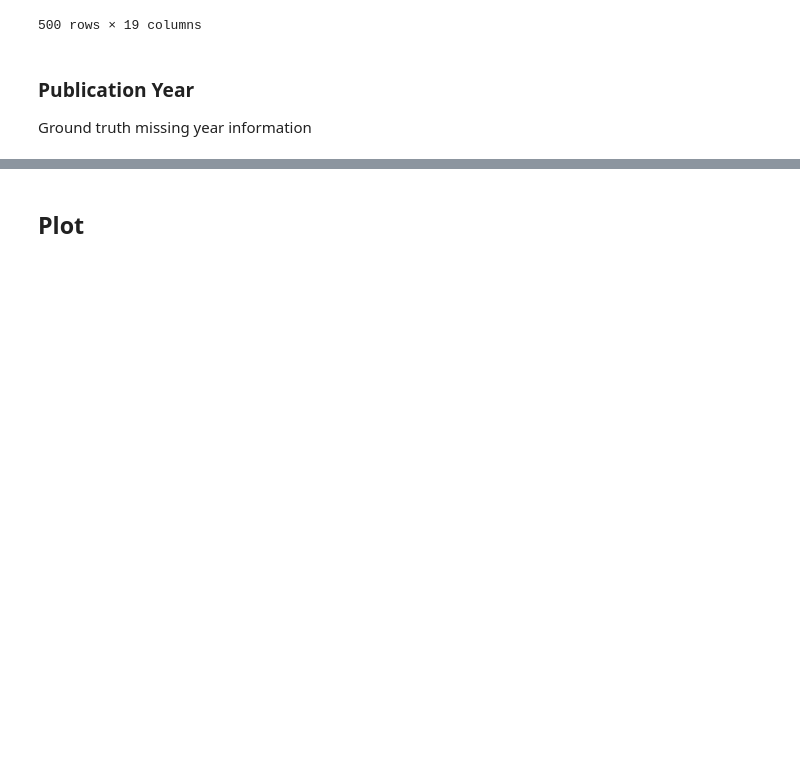
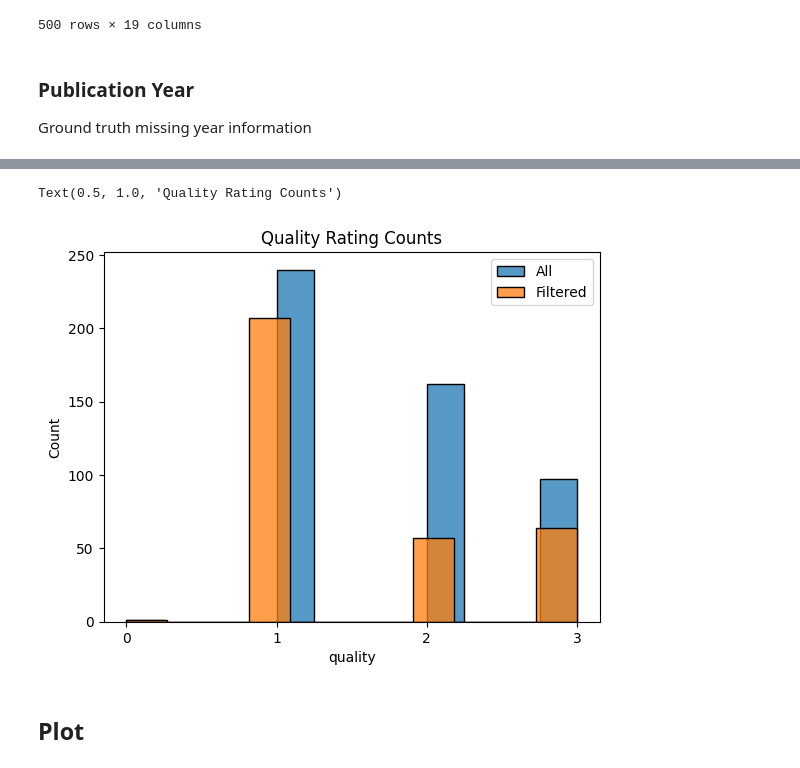
Before and after one commit to LAHTeR/nautilusocr, a Jupyter notebook: notebooks/quality.ipynb, the cells around one changed output, grey strips where cells are left out. Cells and saved outputs as stored; diff of their text form; code cells hidden in the pictures; blank space fills up the shorter version.

```diff
--- a/notebooks/quality.ipynb
+++ b/notebooks/quality.ipynb
@@ -672,3 +678,12 @@ non_empty
+# %%
+sns.histplot(judgements.quality, label="All")
+sns.histplot(non_empty.quality, label="Filtered")
+plt.xticks(range(4))
+plt.legend()
+plt.title("Quality Rating Counts")
+# %% [output]
+Text(0.5, 1.0, 'Quality Rating Counts')
+[figure, added]
 # %% [markdown]
 ## Plot
 # %%
```
Also changed, not shown: parts of 29 cells of this notebook.
